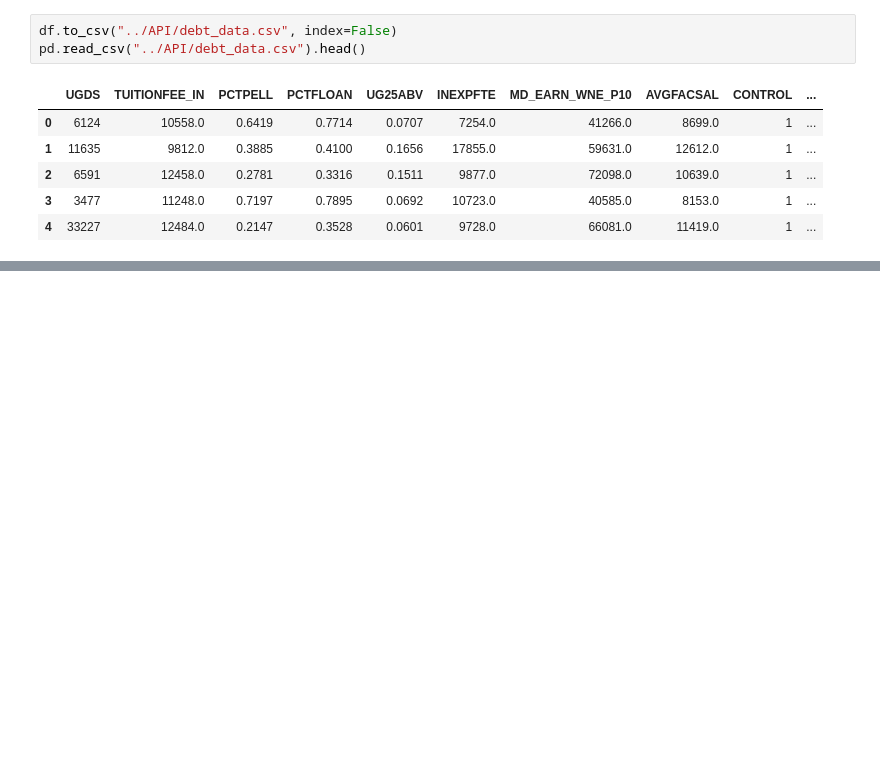
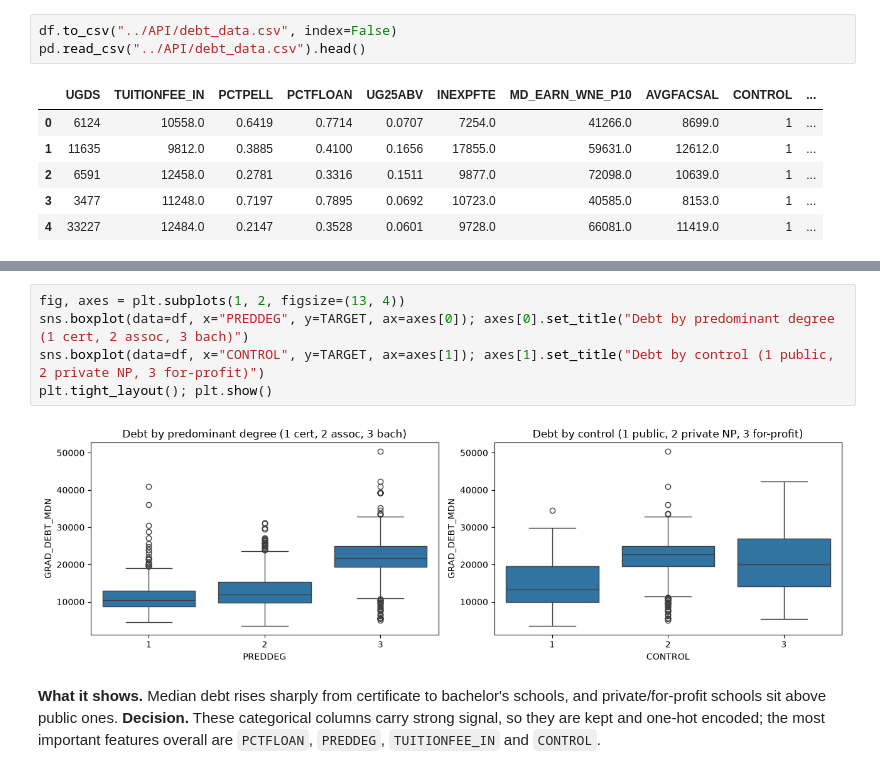
Before and after one commit to mugishamoses/mugisha_moses_linear_regression_model, a Jupyter notebook: summative/linear_regression/multivariate.ipynb, the cells around one changed output, grey strips where cells are left out. Drawn from its saved outputs; the diff is of its cells as text; blank space fills up the shorter version.

```diff
--- a/summative/linear_regression/multivariate.ipynb
+++ b/summative/linear_regression/multivariate.ipynb
@@ -99,0 +137,10 @@ pd.read_csv("../API/debt_data.csv").head()
+# %%
+fig, axes = plt.subplots(1, 2, figsize=(13, 4))
+sns.boxplot(data=df, x="PREDDEG", y=TARGET, ax=axes[0]); axes[0].set_title("Debt by predominant degree (1 cert, 2 assoc, 3 bach)")
+sns.boxplot(data=df, x="CONTROL", y=TARGET, ax=axes[1]); axes[1].set_title("Debt by control (1 public, 2 private NP, 3 for-profit)")
+plt.tight_layout(); plt.show()
+# %% [output]
+[figure, added]
+# %% [markdown]
+**What it shows.** Median debt rises sharply from certificate to bachelor's schools, and private/for-profit schools sit above public ones.
+**Decision.** These categorical columns carry strong signal, so they are kept and one-hot encoded; the most important features overall are `PCTFLOAN`, `PREDDEG`, `TUITIONFEE_IN` and `CONTROL`.
```
Also changed, not shown: parts of 5 cells of this notebook.
